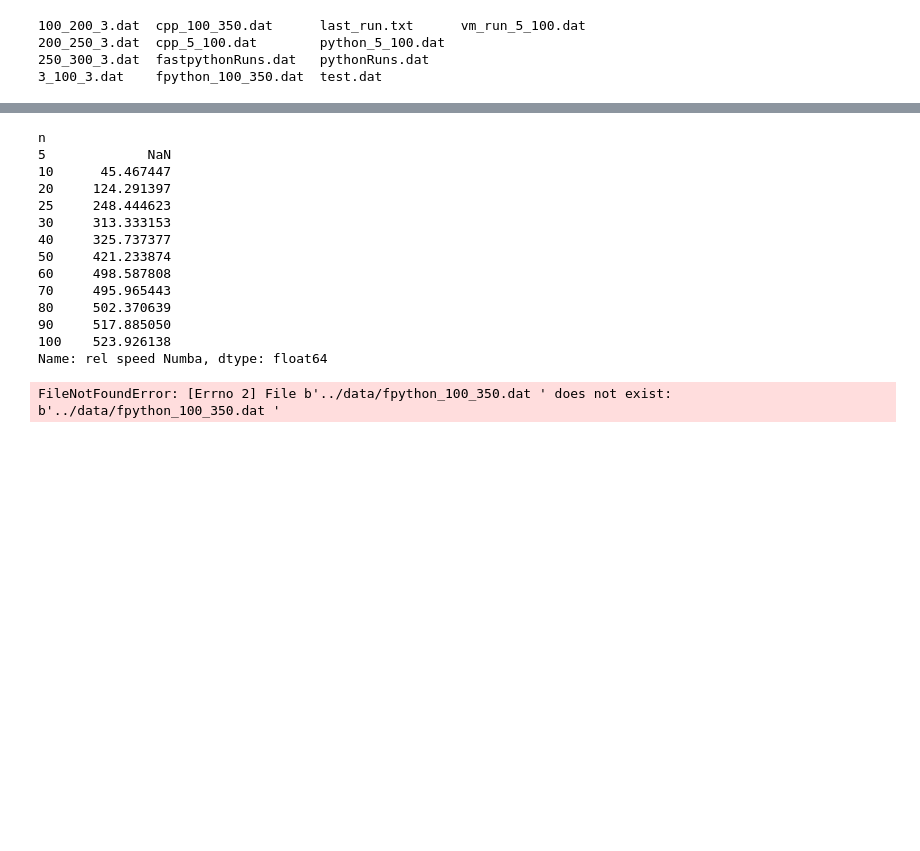
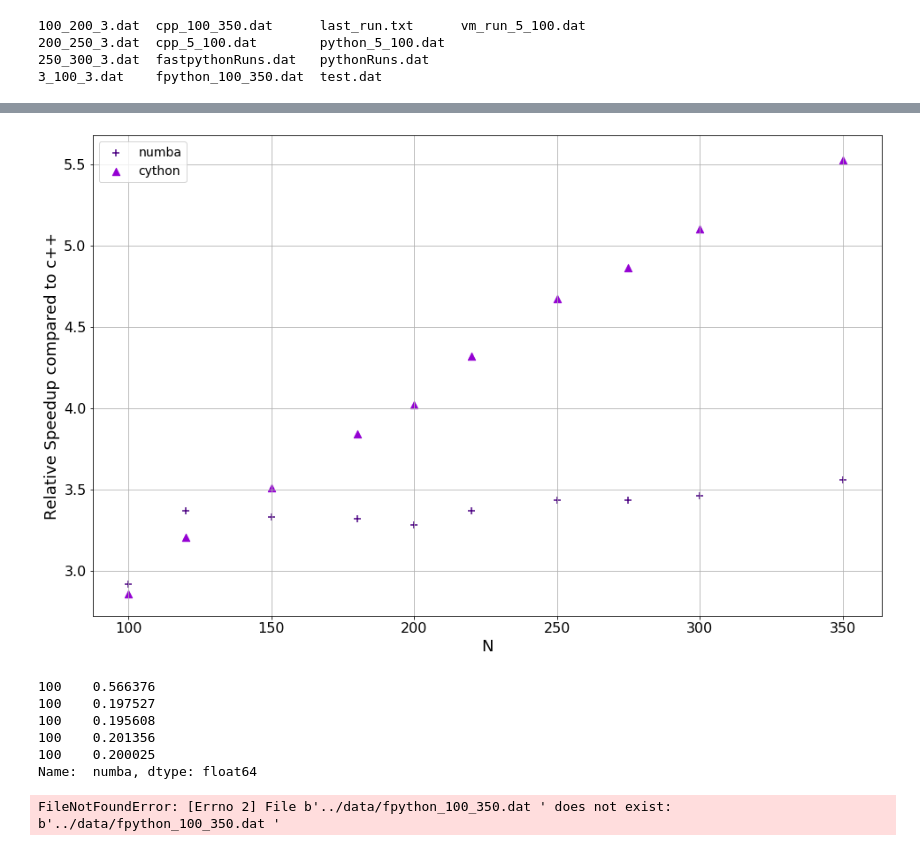
Before and after one commit to ejgal/FYS4150, a Jupyter notebook: Project2/src/PostProcess.ipynb, the cells around one changed output, grey strips where cells are left out. Saved outputs shown, nothing was run; the diff lists cells and outputs as text; code cells hidden in the pictures; blank space fills up the shorter version.

```diff
--- a/Project2/src/PostProcess.ipynb
+++ b/Project2/src/PostProcess.ipynb
@@ -76,23 +74,26 @@ plt.grid()
-# %%
-ro = df['rel speed Numba']
-
-ro.gr
-# df['rel speed Cython'].rolling(5).mean().plot()
-# %% [output]
-n
-5             NaN
-10      45.467447
-20     124.291397
-25     248.444623
-30     313.333153
-40     325.737377
-50     421.233874
-60     498.587808
-70     495.965443
-80     502.370639
-90     517.885050
-100    523.926138
-Name: rel speed Numba, dtype: float64
+# %%
+df1['rel speed Numba'] = df1['c++']/df1[' numba']
+df1['rel speed Cython'] = df1['c++']/df1[' cython']
+plt.figure(figsize=(16,10))
+for key in a:
+    plt.scatter(key, df1['rel speed Numba'][key].mean(), marker='+',s=70, color = 'indigo')
+    plt.scatter(key,df1['rel speed Cython'][key].mean(), marker ='^',s=70 ,color ='darkviolet')
+
+plt.legend(('numba', 'cython'), prop={'size': 14})
+plt.xlabel('N', fontsize=18)
+plt.ylabel('Relative Speedup compared to c++',fontsize=18)
+plt.grid()
+# %% [output]
+[figure, added]
+# %%
+df1[' numba'][100]
+# %% [output]
+100    0.566376
+100    0.197527
+100    0.195608
+100    0.201356
+100    0.200025
+Name:  numba, dtype: float64
 # %%
 # Groupby same index in case of data containing several runs for each n
 df = df.groupby(level=0).mean()
```
Also changed, not shown: parts of 3 cells of this notebook, 1 other file.
